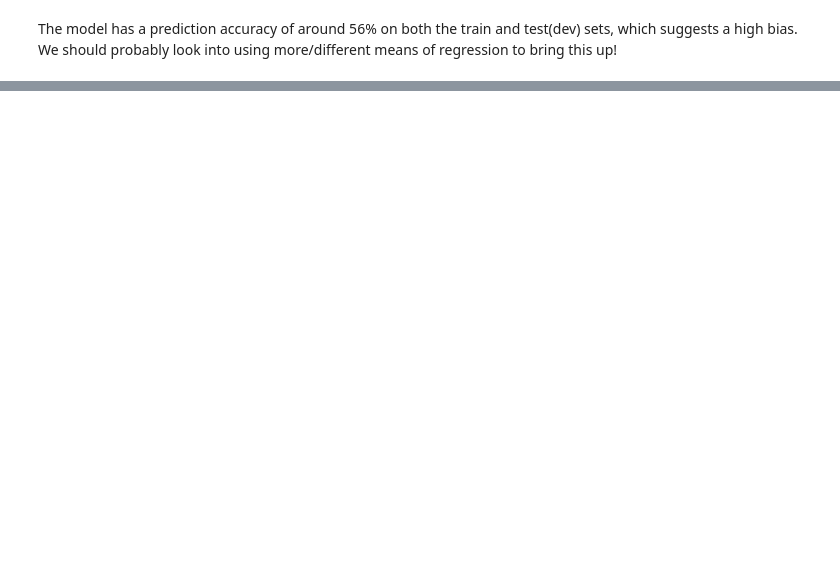
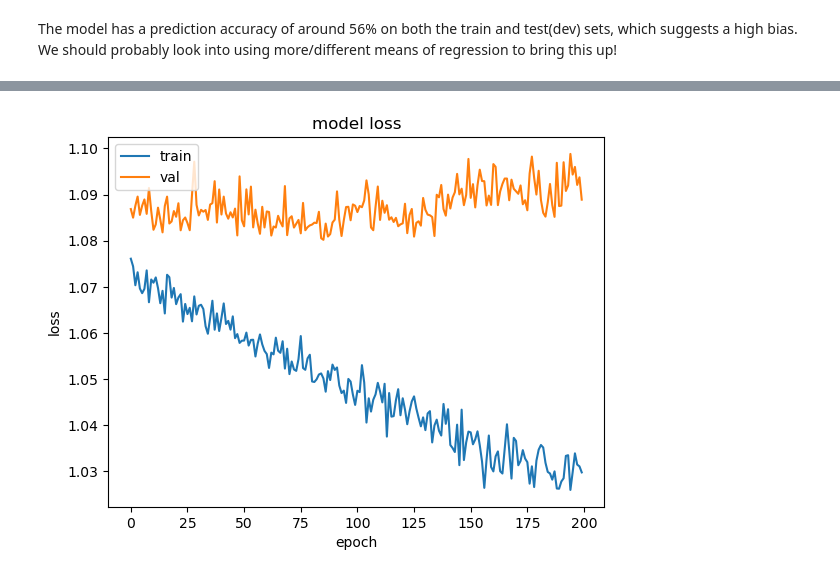
Before and after one commit to dylannguyen2809/ai4d, a Jupyter notebook: logistic-regression.ipynb, the cells around one changed output, grey strips where cells are left out. Cells and saved outputs as stored; diff of their text form; code cells hidden in the pictures; blank space fills up the shorter version.

```diff
--- a/logistic-regression.ipynb
+++ b/logistic-regression.ipynb
@@ -56,0 +78,17 @@ The model has a prediction accuracy of around 56% on both the train and test(dev
+# %%
+inputs = keras.Input(shape=(189,))
+inputs.shape
+# Create a Normalization layer and set its internal state using the training data
+normalizer = layers.Normalization()
+normalizer.adapt(X_train)
+# %%
+#loss is 1.12 on 200 epochs
+dense = layers.Dense(256, activation="sigmoid")
+x = normalizer(inputs)
+x = layers.Dense(256, activation="sigmoid")(x)
+x = tf.keras.layers.Dropout(0.8)(x)
+x = layers.Dense(128, activation="sigmoid")(x)
+x = layers.Dense(64, activation="sigmoid")(x)
+outputs = layers.Dense(6, activation="softmax")(x)
+# %%
+model = keras.Model(inputs=inputs, outputs=outputs, name="ann_model")
@@ -56,0 +115,12 @@ The model has a prediction accuracy of around 56% on both the train and test(dev
+# %%
+model.compile(
+    loss=keras.losses.SparseCategoricalCrossentropy(from_logits=True),
+    optimizer=keras.optimizers.RMSprop(),
+    metrics=["accuracy"],
+)
+
+history = model.fit(X_train, y_train, batch_size=64, epochs=200, validation_split=0.2)
+
+test_scores = model.evaluate(X_test, y_test, verbose=2)
+print("Test loss:", test_scores[0])
+print("Test accuracy:", test_scores[1])
@@ -56,0 +145,10 @@ The model has a prediction accuracy of around 56% on both the train and test(dev
+# %%
+plt.plot(history.history['loss'])
+plt.plot(history.history['val_loss'])
+plt.title('model loss')
+plt.ylabel('loss')
+plt.xlabel('epoch')
+plt.legend(['train', 'val'], loc='upper left')
+plt.show()
+# %% [output]
+[figure, added]
```
Also changed, not shown: parts of 14 cells of this notebook, 5 other files.
